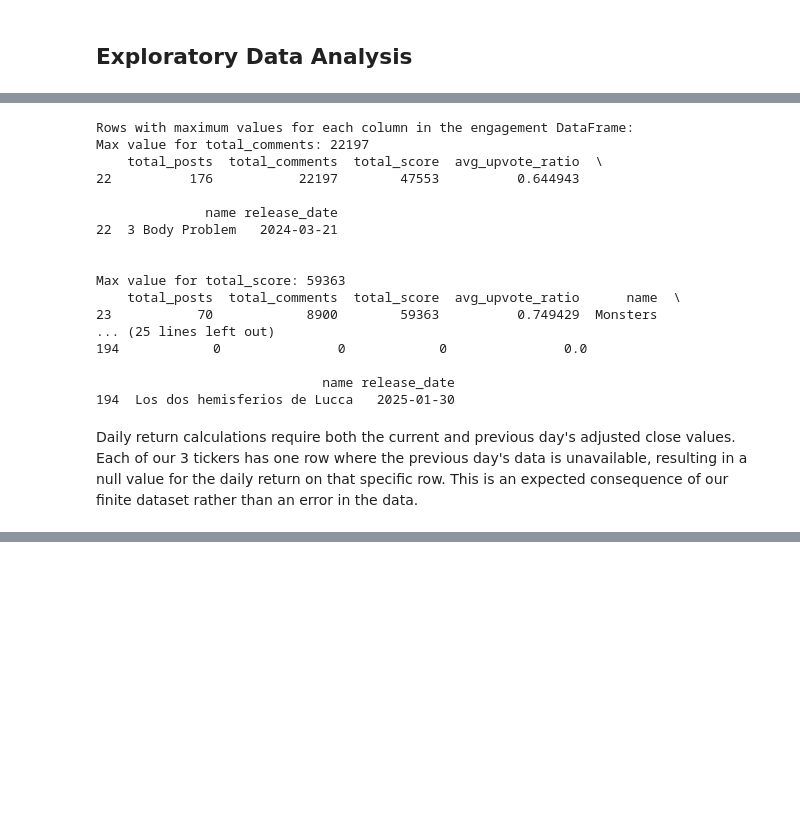
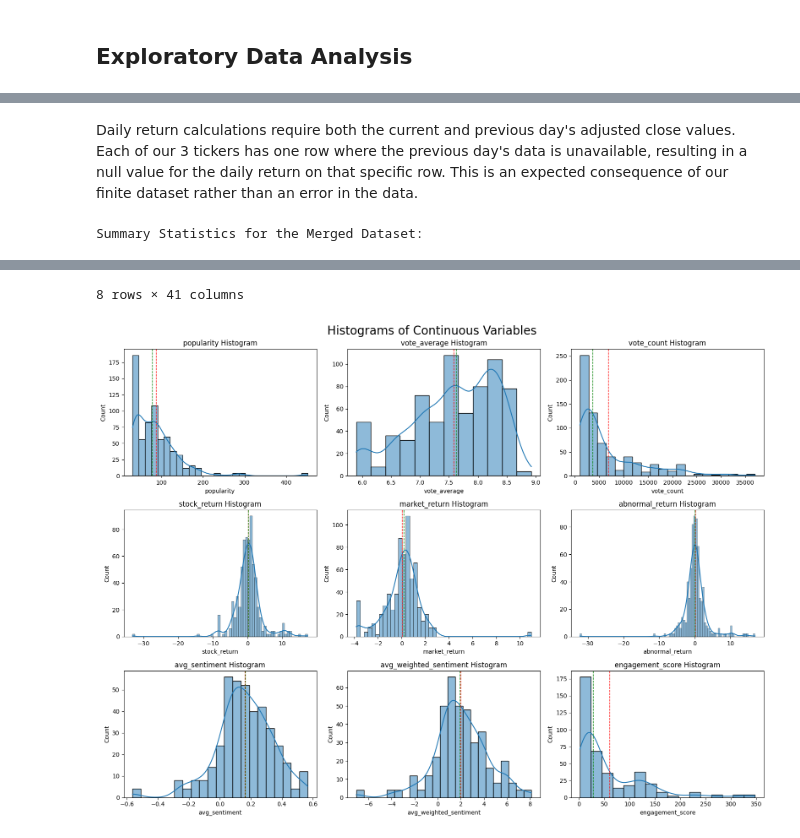
Before and after one commit to Maveluke/JSC370-Project, a Jupyter notebook: main.ipynb, the cells around one changed output, grey strips where cells are left out. Drawn from its saved outputs; the diff is of its cells as text; code cells hidden in the pictures; blank space fills up the shorter version.

```diff
--- a/main.ipynb
+++ b/main.ipynb
@@ -657,31 +634,3 @@ Reddit Engagement Data:
-# %%
-# TODO: Delete this section
-# Print rows with maximum values for each column in the engagement DataFrame
-print("Rows with maximum values for each column in the engagement DataFrame:")
-for column in engagement_df.columns[1:]:
-    max_value = engagement_df[column].max()
-    max_rows = engagement_df[engagement_df[column] == max_value]
-    print(f"Max value for {column}: {max_value}")
-    print(max_rows)
-    print("\n")
-# %% [output]
-Rows with maximum values for each column in the engagement DataFrame:
-Max value for total_comments: 22197
-    total_posts  total_comments  total_score  avg_upvote_ratio  \
-22          176           22197        47553          0.644943
-
-              name release_date
-22  3 Body Problem   2024-03-21
-
-
-Max value for total_score: 59363
-    total_posts  total_comments  total_score  avg_upvote_ratio      name  \
-23           70            8900        59363          0.749429  Monsters
-... (25 lines left out)
-194            0               0            0               0.0
-
-                             name release_date
-194  Los dos hemisferios de Lucca   2025-01-30
 # %%
 # Remove the rows with null values in the stock data
 clean_stock_data = stock_data.dropna()
@@ -692,3 +641,30 @@ Daily return calculations require both the current and previous day's adjusted c
 merged_data = pd.merge(returns_df, engagement_df, on=['name', 'release_date'], how='inner')
 # Select only the relevant columns
 merged_data = merged_data.drop(columns=['id', 'first_air_date', 'provider_id'])
+# %%
+merged_data_summary = merged_data.describe()
+print("Summary Statistics for the Merged Dataset:")
+display(merged_data_summary)
+
+# Histograms for the numerical columns in the merged dataset
+plt.figure(figsize=(16, 12))
+plt.suptitle('Histograms of Continuous Variables', fontsize=20)
+
+n_cols = 3
+n_rows = 3
+
+numerical_cols = ['popularity', 'vote_average', 'vote_count', 'stock_return',
+                  'market_return', 'abnormal_return',
+                  'avg_sentiment', 'avg_weighted_sentiment', 'engagement_score']
+
+for i, col in enumerate(numerical_cols):
+    plt.subplot(n_rows, n_cols, i + 1)
+    sns.histplot(merged_data[col], kde=True)
+    plt.title(f'{col} Histogram')
+    plt.axvline(merged_data[col].mean(), color='red', linestyle='dashed', linewidth=1, label=f'Mean: {merged_data[col].mean():.2f}')
+    plt.axvline(merged_data[col].median(), color='green', linestyle='dashed', linewidth=1, label=f'Median: {merged_data[col].median():.2f}')
+
+plt.tight_layout()
+plt.show()
+# %% [output]
+Summary Statistics for the Merged Dataset:
@@ -694,0 +680,2 @@ merged_data = merged_data.drop(columns=['id', 'first_air_date', 'provider_id'])
+8 rows × 41 columns
+[figure, added]
```
Also changed, not shown: parts of 37 cells of this notebook, 8 other files.
